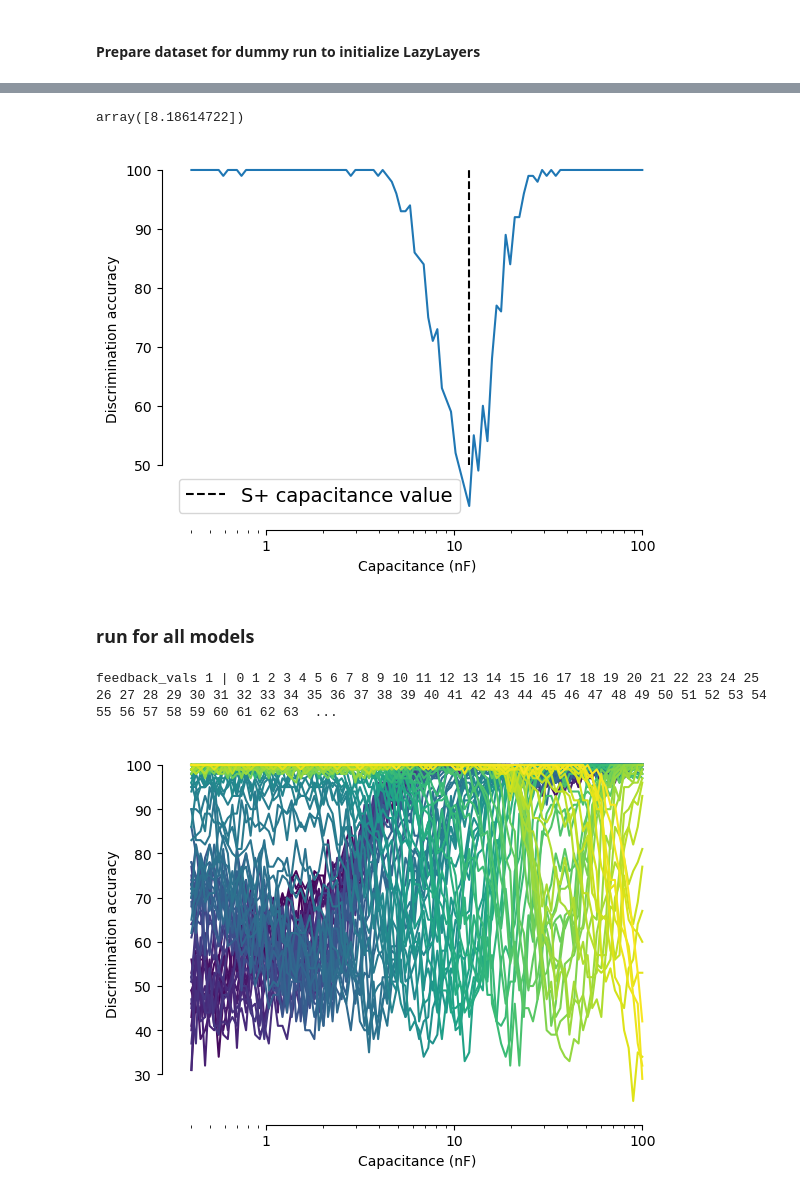
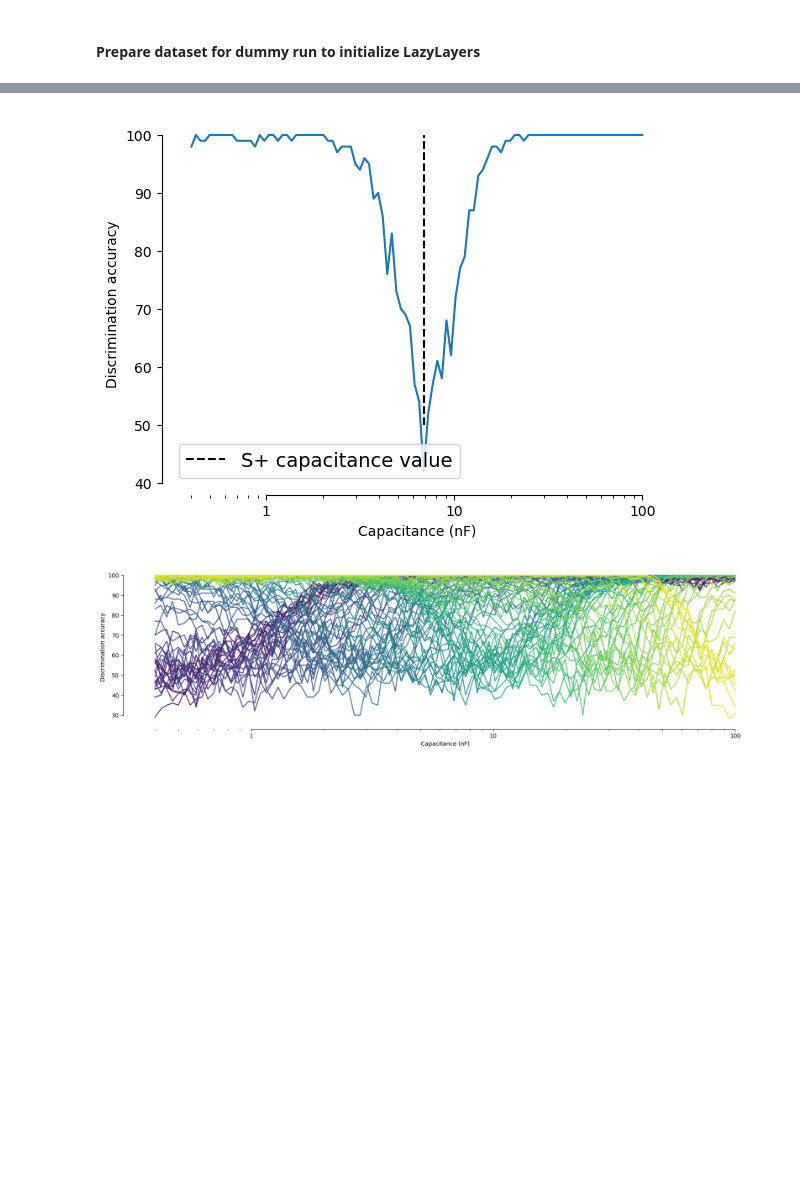
Before and after one commit to DenisTurcu/efish-characterization, a Jupyter notebook: paper-reviews-replies/discrimination-task-capacitance.ipynb, the cells around one changed output, grey strips where cells are left out. Cells and saved outputs as stored; diff of their text form; code cells hidden in the pictures; blank space fills up the shorter version.

Commit message:
inspect capacitance sensitivity task

```diff
--- a/paper-reviews-replies/discrimination-task-capacitance.ipynb
+++ b/paper-reviews-replies/discrimination-task-capacitance.ipynb
@@ -28,7 +28,7 @@ from ElectricPropertiesNN_PL import ElectricPropertiesNN_PL
 # %% [markdown]
 ## Load trained Models
 # %%
-models = pd.DataFrame()
+models = pd.read_pickle("discrimination_performance.pkl")
 # %% [markdown]
 #### Prepare dataset for dummy run to initialize LazyLayers
 # %%
@@ -56,15 +53,0 @@ dloader = DataLoader(dset, batch_size=batch_size, shuffle=False, drop_last=False
-# %%
-for folder in list(np.sort(glob.glob("../figures/stats-panel/full-model*"))):
-    checkpoint_path = f"{folder}/lightning_logs/version_0/checkpoints/epoch=4-step=25015.ckpt"
-    model = EndToEndConvNN_PL.load_from_checkpoint(checkpoint_path)
-    model.eval()
-    model.freeze()
-    model.cpu()
-    rand_seed = int(folder.split("_")[1].split("-")[0])
-    lambda_RC = int(folder.split("_")[-1])
-    models = pd.concat(
-        [
-            models,
-            pd.DataFrame({"rand_seed": [rand_seed], "lambda_RC": [lambda_RC], "model_type": "full", "model": [model]}),
-        ]
-    ).reset_index(drop=True)
@@ -135,6 +54,3 @@ for i, folder in enumerate(list(np.sort(glob.glob("../figures/stats-panel/feedba
-# %%
-models = models[models["lambda_RC"] > 0].reset_index(drop=True)
-# models = models[models["model_type"]=="full"].reset_index(drop=True)
 # %%
 models
 # %% [output]
@@ -223,9 +74,7 @@ discrimination_performance = valid_df.groupby("capacitance_id").apply(lambda x:
-# %%
-np.diff(raw_dataset["worms"]["capacitances"][np.where(discrimination_performance < 75)[0][[0,-1]]]) / 1e-9
-# %% [output]
-array([8.18614722])
 # %%
-plt.plot(raw_dataset["worms"]["capacitances"], discrimination_performance)
+model_id = 10
+pref_c_id = 51
+plt.plot(raw_dataset["worms"]["capacitances"], models.iloc[model_id]["discrimination_performance"][pref_c_id])
 select_C = raw_dataset["worms"]["capacitances"][pref_c_id]
 plt.plot([select_C, select_C], [50, 100], "k--", label="S+ capacitance value")
 plt.xscale("log")
@@ -236,6 +85,4 @@ plt.ylabel("Discrimination accuracy")
 plt.legend(fontsize=14)
 plt.show()
 # %% [output]
-[figure, old version]
+[figure, new version]
-# %% [markdown]
-### run for all models
@@ -308,16 +89,13 @@ def train_capacitance_discrimination(
-# %%
-test = models.iloc[10:11].apply(train_capacitance_discrimination, axis=1)
-# %% [output]
-feedback_vals 1 | 0 1 2 3 4 5 6 7 8 9 10 11 12 13 14 15 16 17 18 19 20 21 22 23 24 25 26 27 28 29 30 31 32 33 34 35 36 37 38 39 40 41 42 43 44 45 46 47 48 49 50 51 52 53 54 55 56 57 58 59 60 61 62 63  ...
 # %%
-discrimination_performance = test.iloc[0]["discrimination_performance"]
+discrimination_performance = models.iloc[0]["discrimination_performance"]
+plt.figure(figsize=(20, 5))
 for k, v in discrimination_performance.items():
     plt.plot(raw_dataset["worms"]["capacitances"], v, c=plt.cm.viridis(k / len(raw_dataset["worms"]["capacitances"])))
 plt.xscale("log")
 sns.despine(offset=5, trim=True)
 plt.xticks([1e-9, 1e-8, 1e-7], ["1", "10", "100"])
 plt.xlabel("Capacitance (nF)")
 plt.ylabel("Discrimination accuracy")
 plt.show()
 # %% [output]
-[figure, old version]
+[figure, new version]
```
Also changed, not shown: parts of 14 cells of this notebook.
